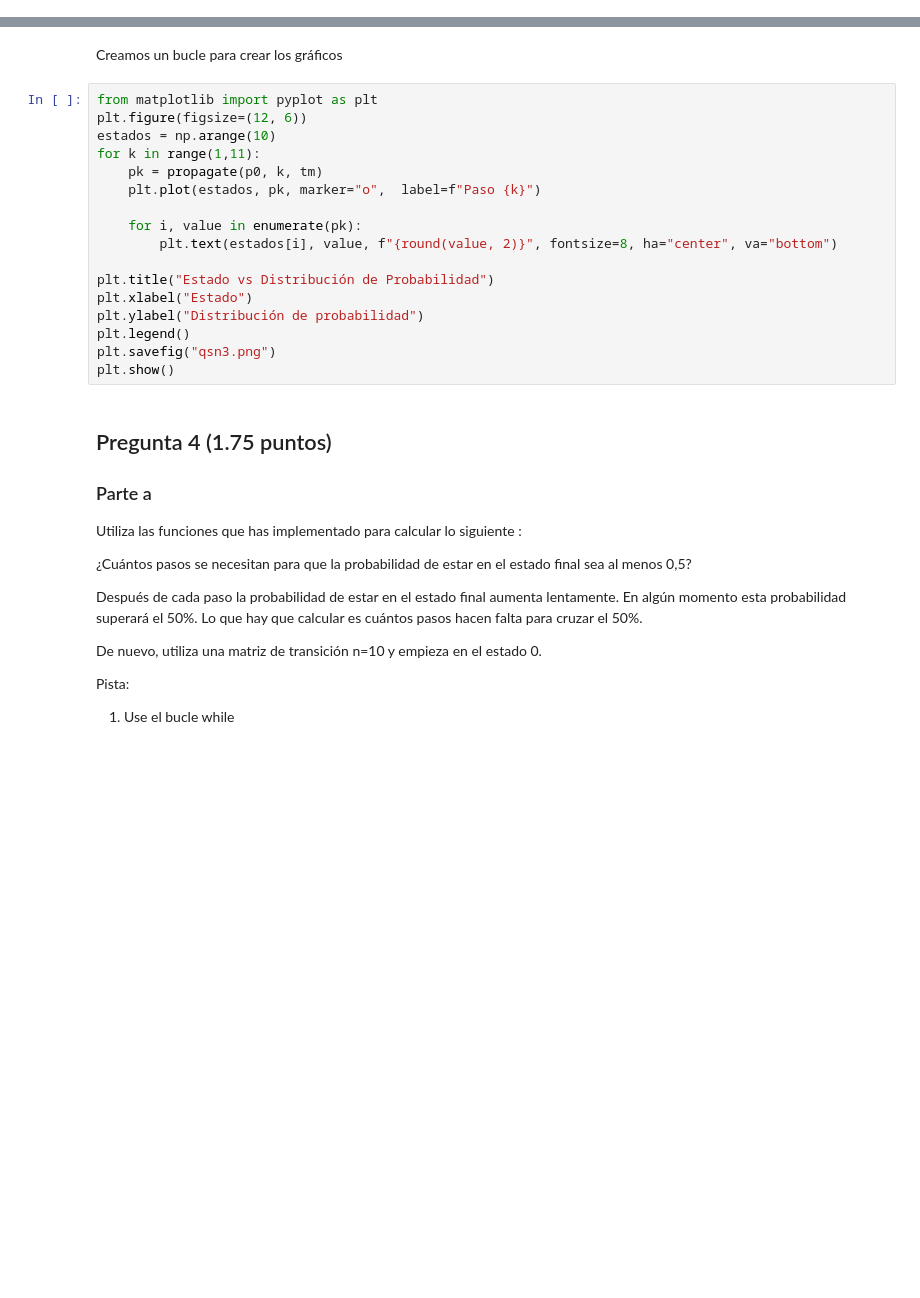
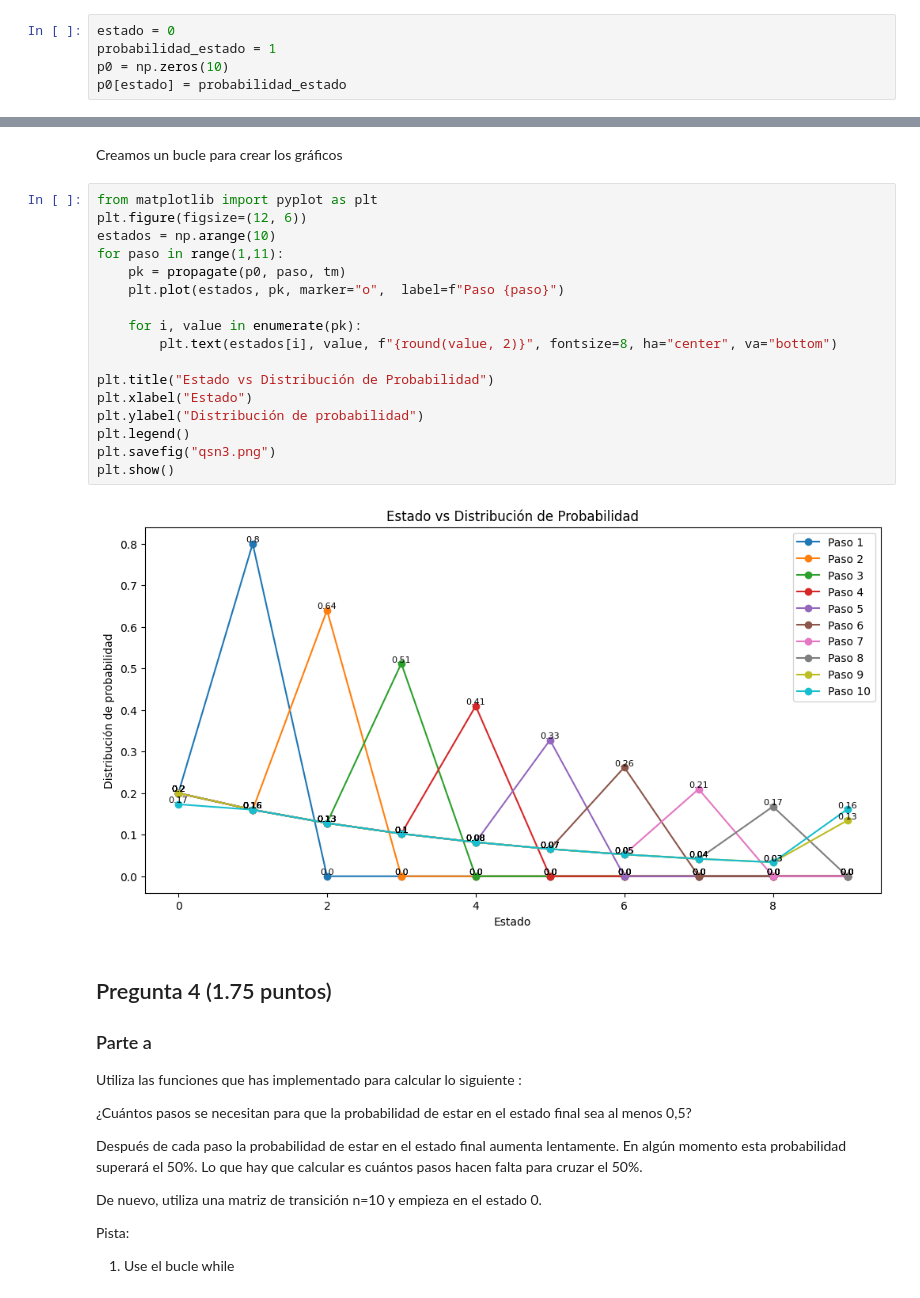
Before and after one commit to jesuusmontalvo/MIA_2024II_PML, a Jupyter notebook: Parcial/enunciadov1.2/notebook/parcialv1_4.ipynb, the cells around one changed output, grey strips where cells are left out. Cells and saved outputs as stored; diff of their text form; blank space fills up the shorter version.

```diff
--- a/Parcial/enunciadov1.2/notebook/parcialv1_4.ipynb
+++ b/Parcial/enunciadov1.2/notebook/parcialv1_4.ipynb
@@ -154,3 +178,8 @@ p0[0] = 1
+# %%
+estado = 0
+probabilidad_estado = 1
+p0 = np.zeros(10)
+p0[estado] = probabilidad_estado
 # %% [markdown]
 ### 3.3. Grafique en la misma figura la distribución de probabilidad después de cada paso para 10 pasos
 ### 3.4. Asegúrate de etiquetar los ejes X e Y, y dale un título al gráfico, guarda el gráfico en un archivo llamado "qsn3.png"
@@ -159,20 +188,22 @@ Creamos un bucle para crear los gráficos
 # %%
 from matplotlib import pyplot as plt
 plt.figure(figsize=(12, 6))
 estados = np.arange(10)
-for k in range(1,11):
-    pk = propagate(p0, k, tm)
-    plt.plot(estados, pk, marker="o",  label=f"Paso {k}")
+for paso in range(1,11):
+    pk = propagate(p0, paso, tm)
+    plt.plot(estados, pk, marker="o",  label=f"Paso {paso}")
 
     for i, value in enumerate(pk):
         plt.text(estados[i], value, f"{round(value, 2)}", fontsize=8, ha="center", va="bottom")
 
 plt.title("Estado vs Distribución de Probabilidad")
 plt.xlabel("Estado")
 plt.ylabel("Distribución de probabilidad")
 plt.legend()
 plt.savefig("qsn3.png")
 plt.show()
+# %% [output]
+[figure, added]
 # %% [markdown]
 ## Pregunta 4 (1.75 puntos)
 ### Parte a
```
Also changed, not shown: parts of 11 cells of this notebook, 2 other files.
